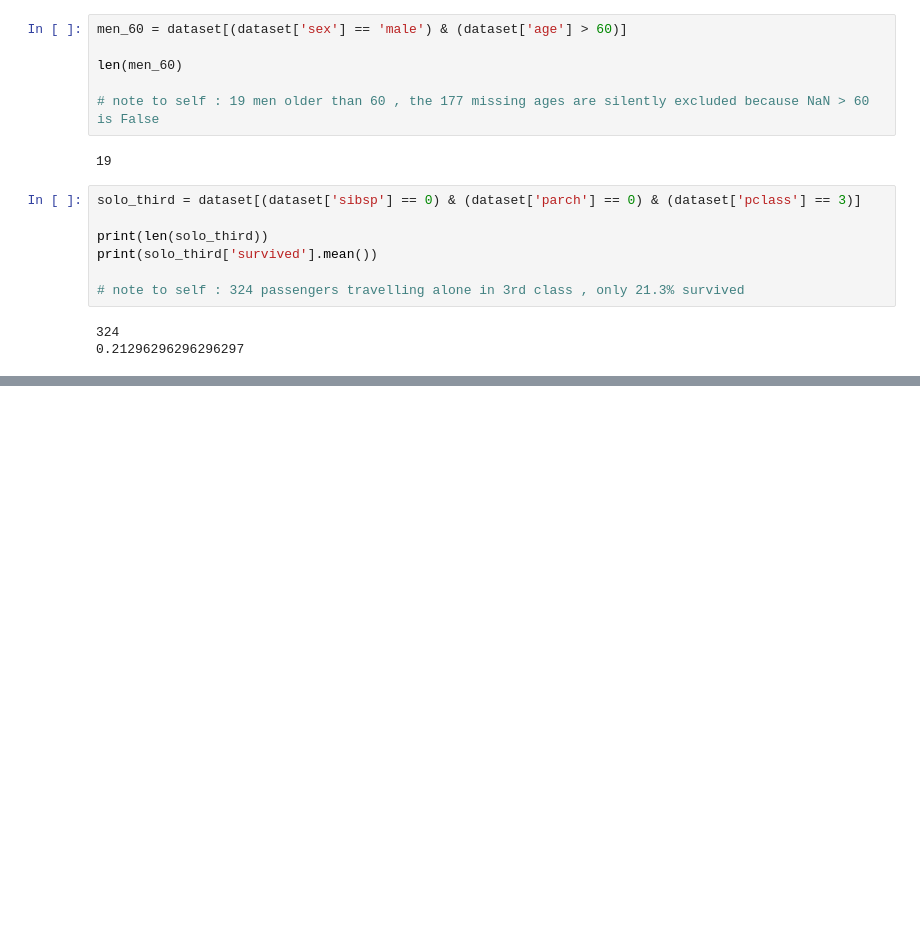
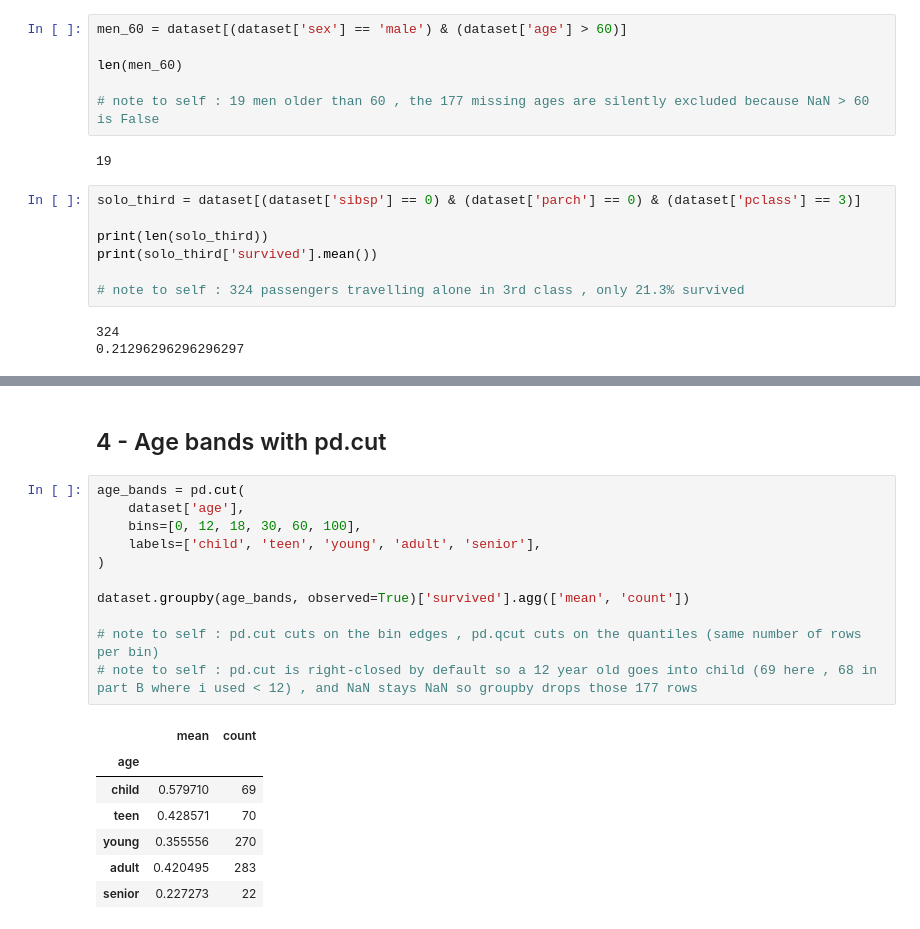
Before and after one commit to selomrani/ML-DL-Revision, a Jupyter notebook: data_challenges/02_pandas/02_pandas_challenge.ipynb, the cells around one changed output, grey strips where cells are left out. Drawn from its saved outputs; the diff is of its cells as text; blank space fills up the shorter version.

```diff
--- a/data_challenges/02_pandas/02_pandas_challenge.ipynb
+++ b/data_challenges/02_pandas/02_pandas_challenge.ipynb
@@ -378,0 +500,21 @@ print(solo_third['survived'].mean())
+# %% [markdown]
+##  4 - Age bands with pd.cut
+# %%
+age_bands = pd.cut(
+    dataset['age'],
+    bins=[0, 12, 18, 30, 60, 100],
+    labels=['child', 'teen', 'young', 'adult', 'senior'],
+)
+
+dataset.groupby(age_bands, observed=True)['survived'].agg(['mean', 'count'])
+
+# note to self : pd.cut cuts on the bin edges , pd.qcut cuts on the quantiles (same number of rows per bin)
+# note to self : pd.cut is right-closed by default so a 12 year old goes into child (69 here , 68 in part B where i used < 12) , and NaN stays NaN so groupby drops those 177 rows
+# %% [output]
+|  | mean | count |
+| age |  |  |
+| child | 0.579710 | 69 |
+| teen | 0.428571 | 70 |
+| young | 0.355556 | 270 |
+| adult | 0.420495 | 283 |
+| senior | 0.227273 | 22 |
```
Also changed, not shown: parts of 15 cells of this notebook.
